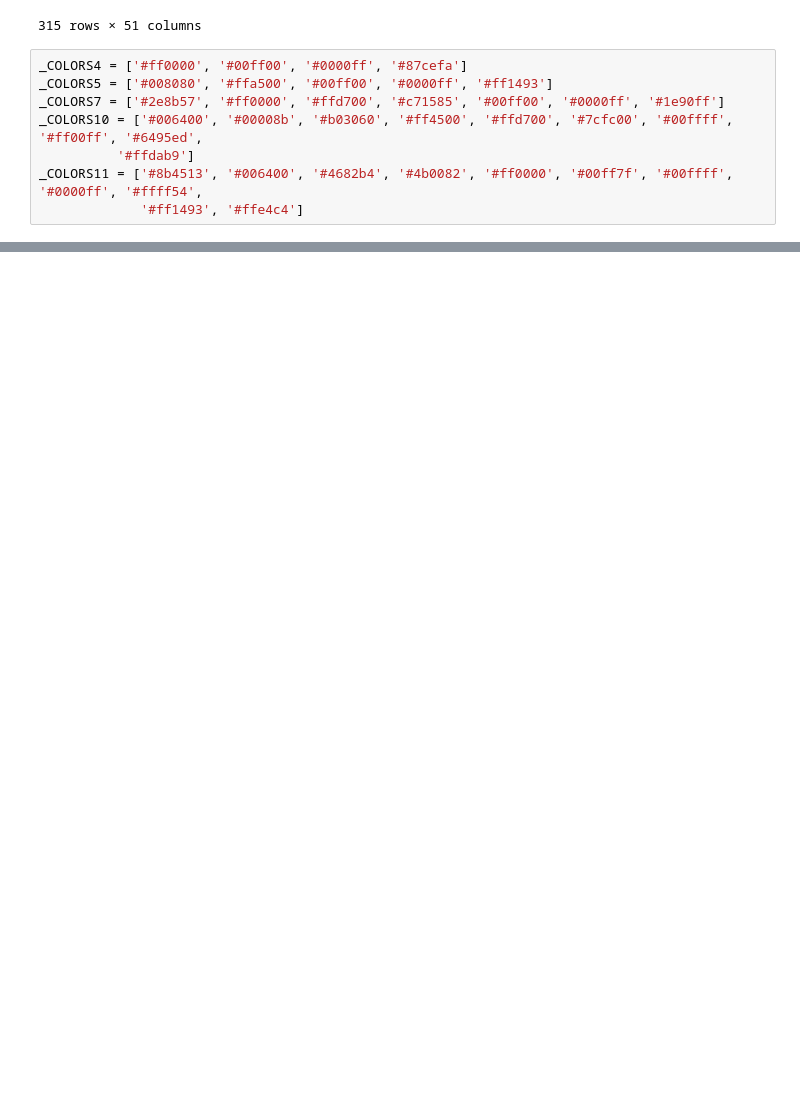
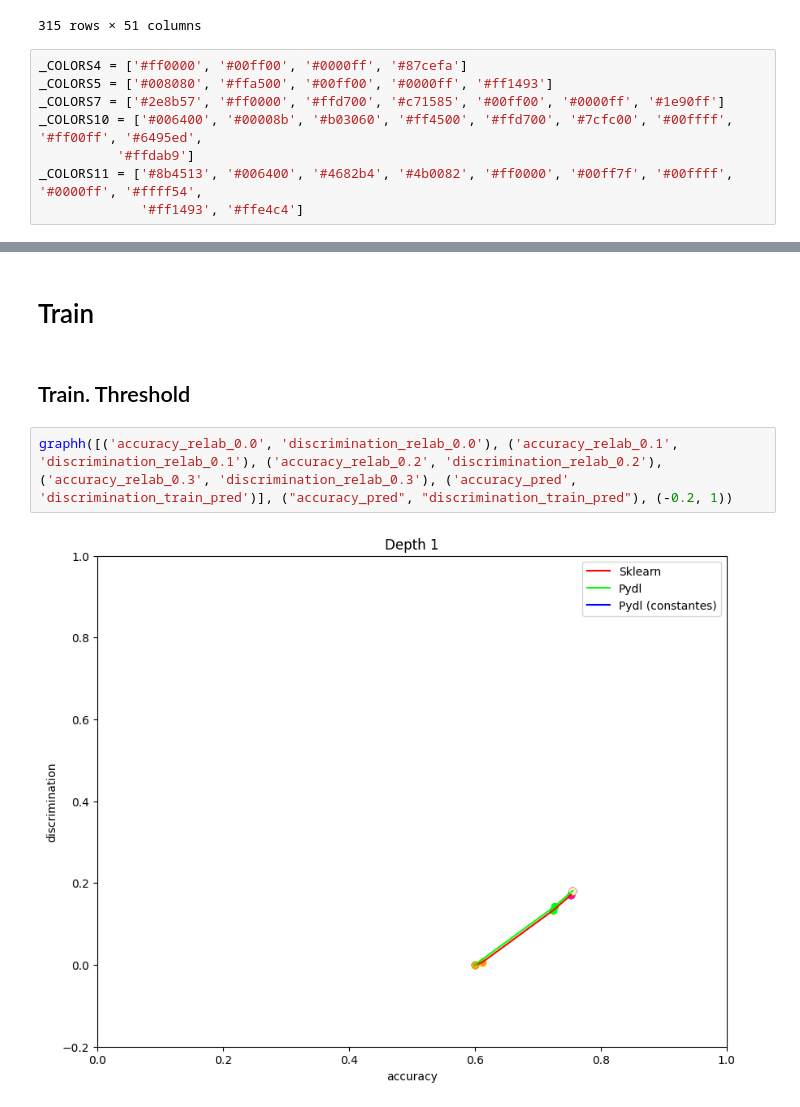
Before and after one commit to Hadyark/Masters-thesis_How-to-find-Decision-Trees-that-are-Optimal, a Jupyter notebook: MyCode/graph.ipynb, the cells around one changed output, grey strips where cells are left out. Drawn from its saved outputs; the diff is of its cells as text; blank space fills up the shorter version.

```diff
--- a/MyCode/graph.ipynb
+++ b/MyCode/graph.ipynb
@@ -128,0 +122,8 @@ for depth in df_sklearn['depth'].unique():
+# %% [markdown]
+# Train
+# %% [markdown]
+## Train. Threshold
+# %%
+graphh([('accuracy_relab_0.0', 'discrimination_relab_0.0'), ('accuracy_relab_0.1', 'discrimination_relab_0.1'), ('accuracy_relab_0.2', 'discrimination_relab_0.2'), ('accuracy_relab_0.3', 'discrimination_relab_0.3'), ('accuracy_pred', 'discrimination_train_pred')], ("accuracy_pred", "discrimination_train_pred"), (-0.2, 1))
+# %% [output]
+[figure, added]
```
Also changed, not shown: parts of 19 cells of this notebook, 9 other files.
